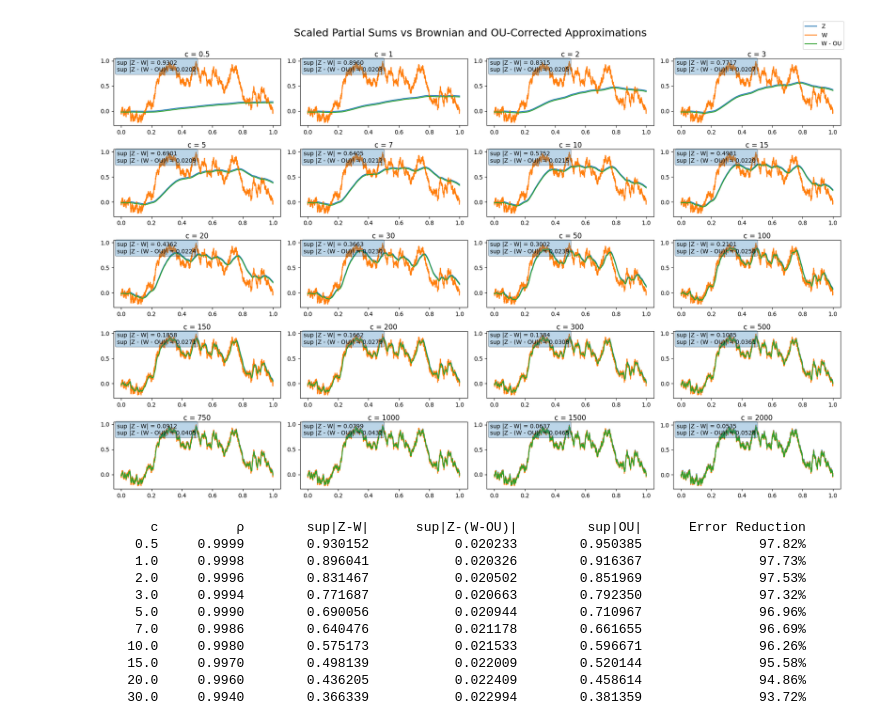
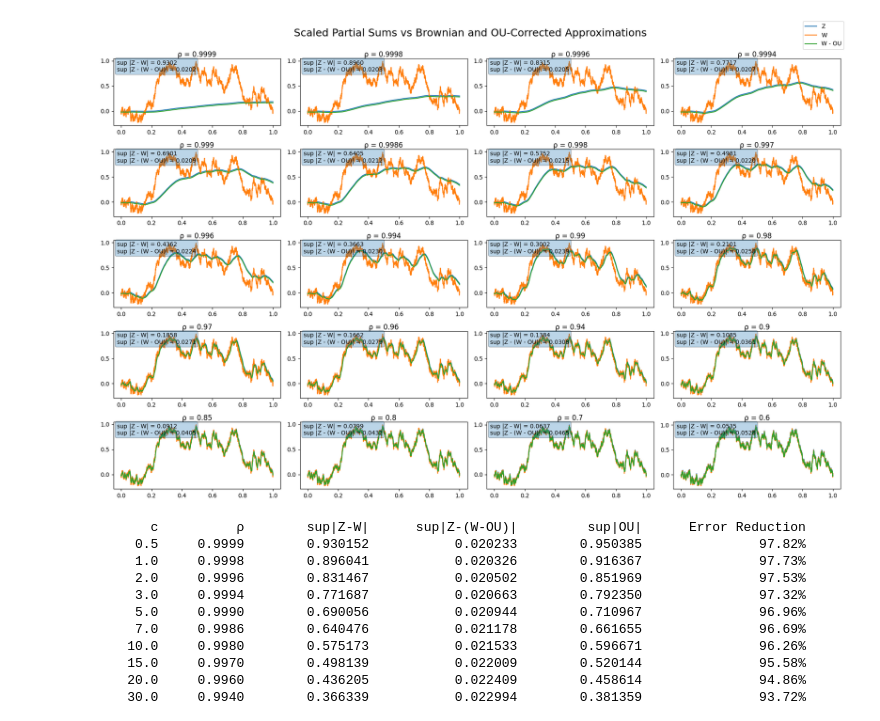
Before and after one commit to Shinyhunter95/Masters-Project, a Jupyter notebook: AR(1).ipynb, the cells around one changed output. Drawn from its saved outputs; the diff is of its cells as text; code cells hidden in the pictures.

```diff
--- a/AR(1).ipynb
+++ b/AR(1).ipynb
@@ -88,33 +88,33 @@ for idx, c in enumerate(c_values):
         'Scaled Partial Sums vs Brownian and OU-Corrected Approximations',
         fontsize=18, y=.95)
 
     ax.plot(t, Z, label='Z')
     ax.plot(t, W, label='W')
     ax.plot(t, W_corr, label='W - OU')
 
-    ax.set_title(f'c = {c}', pad=1)
+    ax.set_title(f'\u03C1 = {rho}', pad=1)
 
     ax.text(
         0.02,
         0.98,
         (
             f'sup |Z - W| = {err_BM:.4f}\n'
             f'sup |Z - (W - OU)| = {err_corr:.4f}'
        ),
        transform=ax.transAxes,
        verticalalignment='top',
        bbox=dict(boxstyle='round', alpha=0.3)
     )
 
 # ---------------------------------
 # Shared Legend
 # ---------------------------------
 
 handles, labels = axes[0].get_legend_handles_labels()
 fig.legend(handles, labels, loc='upper right', ncol=1, bbox_to_anchor=(1, 0.97))
 
 plt.tight_layout(rect=[0, 0, 1, 0.95])
 plt.show()
 # %% [output]
-[figure, old version]
+[figure, new version]
 # %%
```
Also changed, not shown: parts of 5 cells of this notebook.
